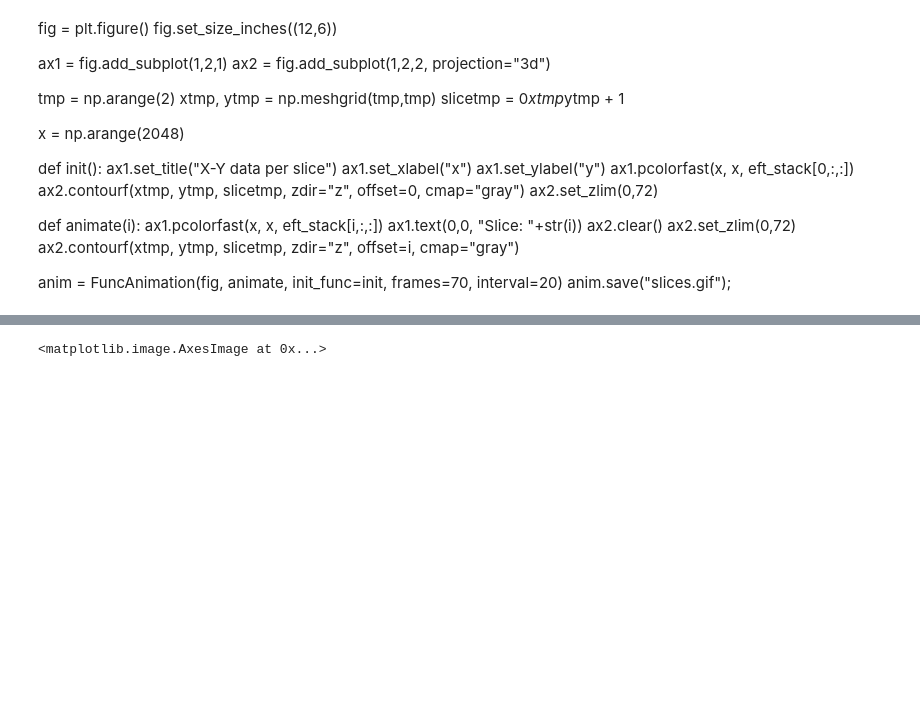
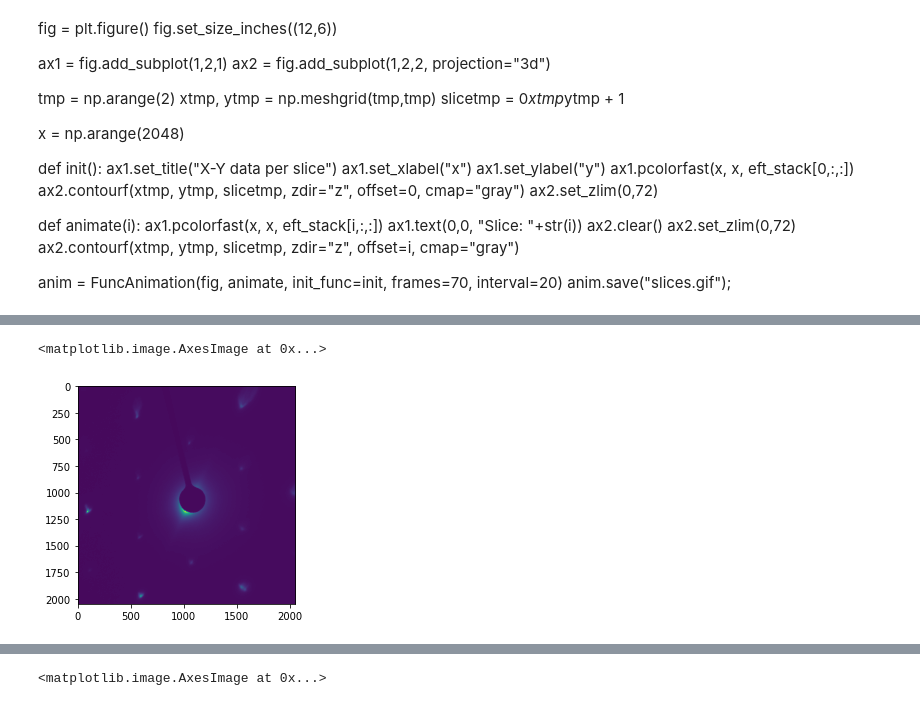
Before and after one commit to SangersJeroen/Bachelor-Thesis-Code, a Jupyter notebook: warpcorrection_alternate.ipynb, the cells around one changed output, grey strips where cells are left out. Saved outputs shown, nothing was run; the diff lists cells and outputs as text; code cells hidden in the pictures; blank space fills up the shorter version.

```diff
--- a/warpcorrection_alternate.ipynb
+++ b/warpcorrection_alternate.ipynb
@@ -63,3 +50,8 @@ def get_drift(image0, image1):
+# %%
+plt.imshow(eft_stack[25])
+# %% [output]
+<matplotlib.image.AxesImage at 0x...>
+[figure, added]
 # %%
 edge_x = np.array([
     [-1,0,1],
```
Also changed, not shown: parts of 20 cells of this notebook, 5 other files.
